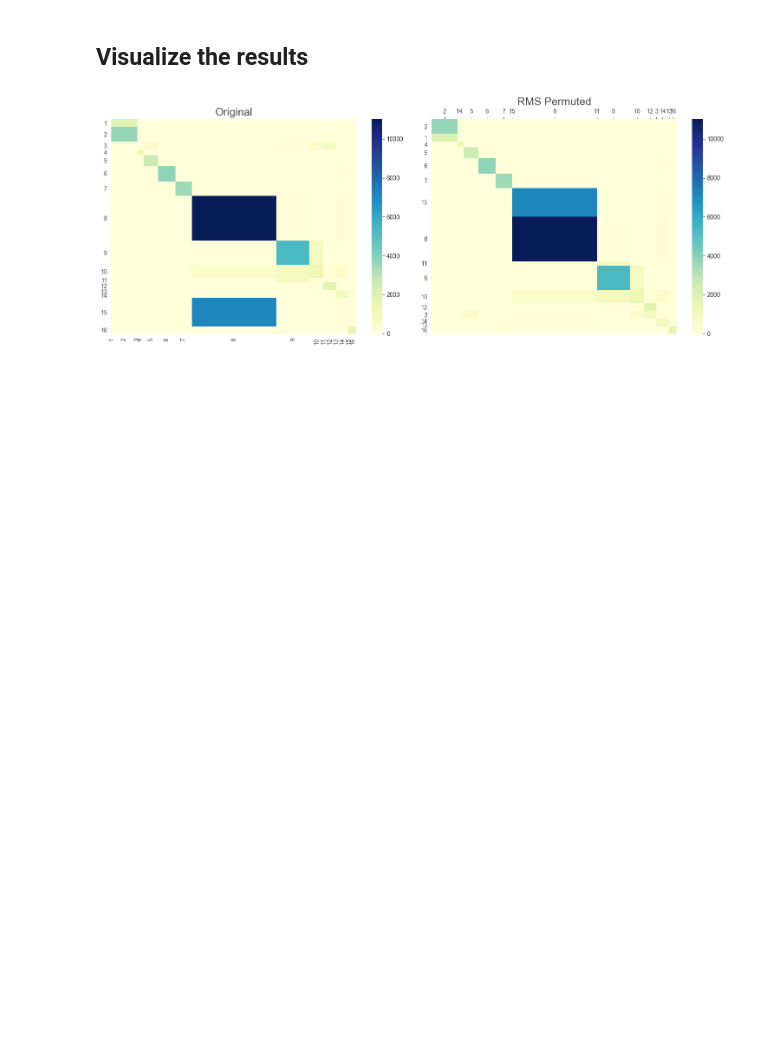
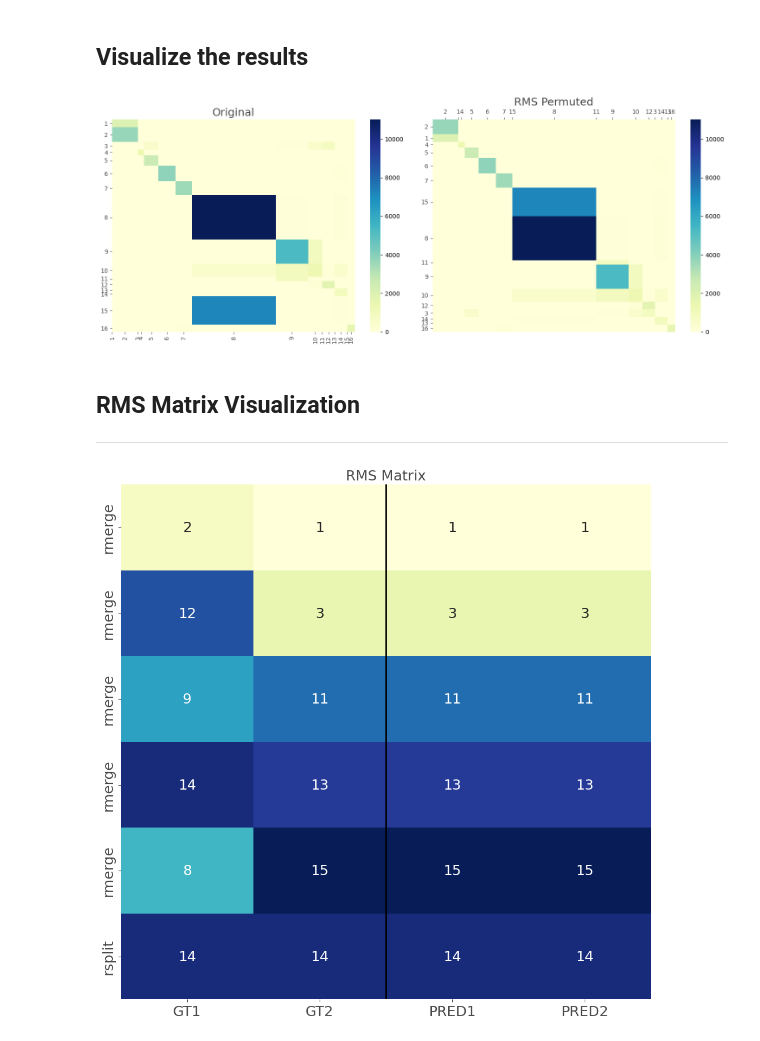
Before and after one commit to qqgjyx/mheatmap, a Jupyter notebook: docs/examples/rms_permute.ipynb, the cells around one changed output. Saved outputs shown, nothing was run; the diff lists cells and outputs as text; code cells hidden in the pictures; blank space fills up the shorter version.

Commit message:
fix rms_map_matrix in v1.0.2

```diff
--- a/docs/examples/rms_permute.ipynb
+++ b/docs/examples/rms_permute.ipynb
@@ -59,7 +59,7 @@ _, conf_mat, labels = amc_postprocess(y_pred, y_true)
 # Demonstrate RMS permutation analysis
 with warnings.catch_warnings():
     warnings.filterwarnings("ignore", category=RuntimeWarning)
-    rms_C, rms_labels, _, _, _ = rms_permute(conf_mat, labels)
+    rms_C, rms_labels, _, rms_map_matrix, rms_map_type = rms_permute(conf_mat, labels)
 # %% [markdown]
 ## Visualize the results
 # %%
@@ -81,3 +81,27 @@ plt.tight_layout()
 plt.show()
 # %% [output]
 [figure]
+# %% [markdown]
+## RMS Matrix Visualization
+---
+# %%
+import seaborn as sns
+
+fig, ax = plt.subplots(figsize=(10, 10))
+sns.heatmap(
+    rms_map_matrix,
+    annot=True,
+    annot_kws={"size": 18},
+    cbar=False,
+    cmap="YlGnBu",
+    xticklabels=['GT1', 'GT2', 'PRED1', 'PRED2'],
+    yticklabels=rms_map_type
+)
+ax.set_title("RMS Matrix", fontsize=18, color='#4A4A4A')  # Medium gray
+ax.tick_params(colors='#4A4A4A', axis='both', which='major', labelsize=18)
+ax.axvline(x=2, color='black', linewidth=2)
+plt.tight_layout()
+plt.savefig("rms_matrix.png", dpi=300, transparent=True)
+plt.show()
+# %% [output]
+[figure, added]
```
Also changed, not shown: parts of 1 cell of this notebook, 4 other files.
